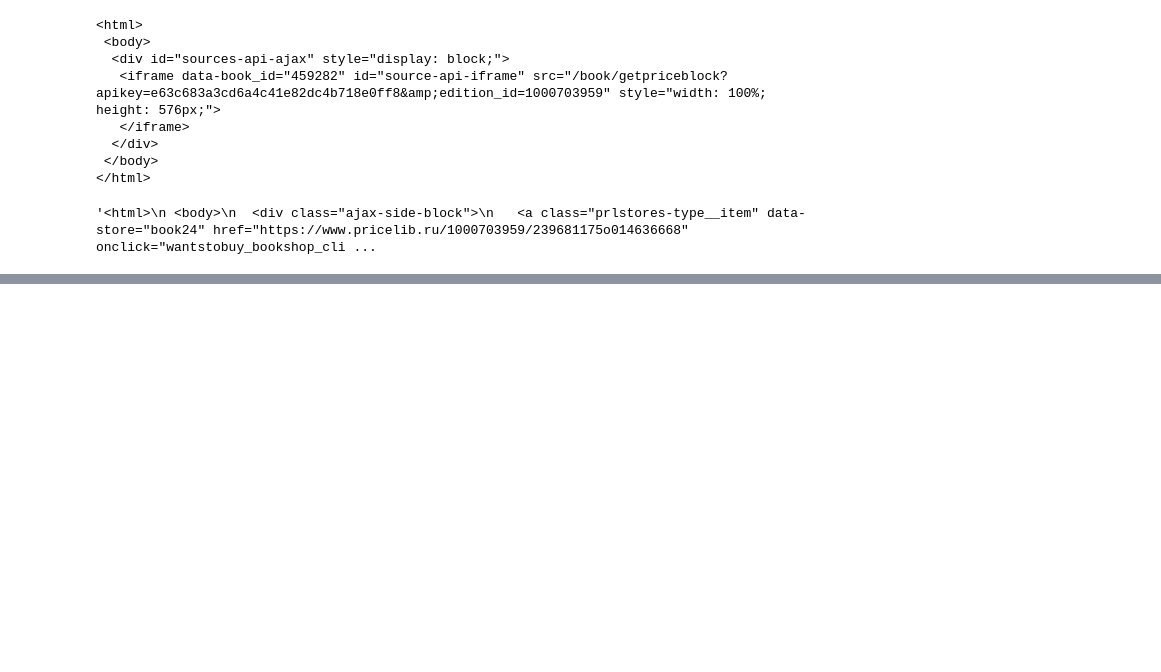
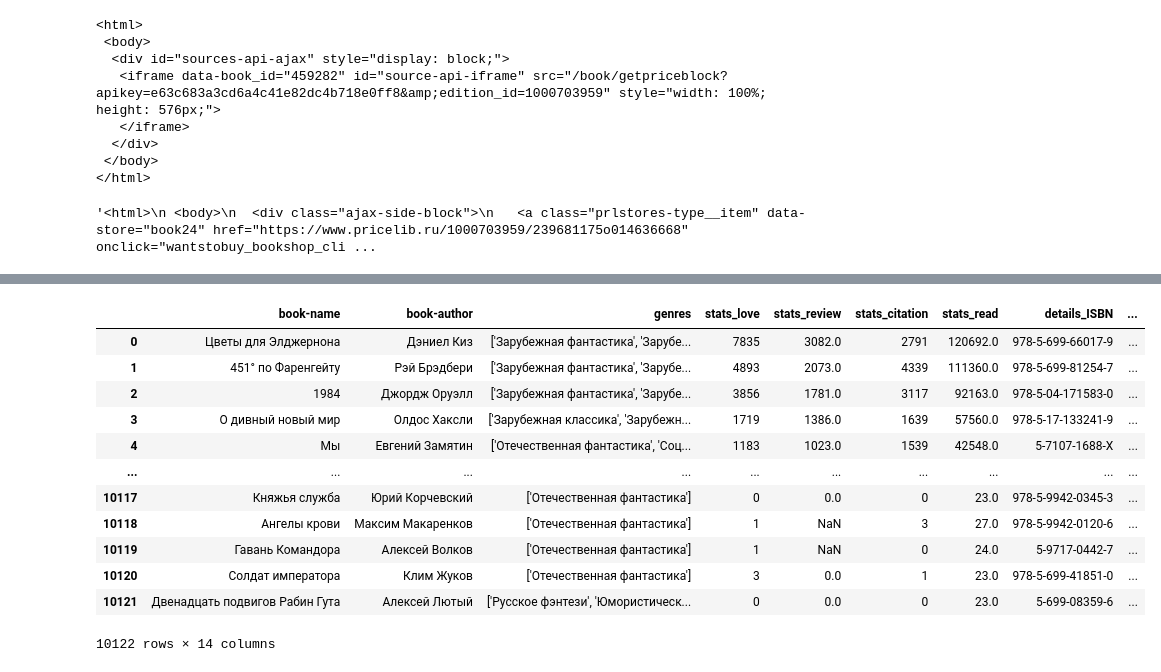
Before and after one commit to ansafronov/FantLitrature_Project, a Jupyter notebook: Data_collection.ipynb, the cells around one changed output, grey strips where cells are left out. Cells and saved outputs as stored; diff of their text form; code cells hidden in the pictures; blank space fills up the shorter version.

```diff
--- a/Data_collection.ipynb
+++ b/Data_collection.ipynb
@@ -203,5 +203,3 @@ book_df['details_Год издания'].hist(bins=110)
 [figure]
 # %%
 import
-# %%
-book_df['stats_read'] = pd.to_numeric(book_df['stats_read'])
@@ -222,0 +206,3 @@ Name: stats_read, dtype: float64
+# %%
+for col in ['stats_love','stats_review','stats_citation','stats_read']:
+    book_df[col] = pd.to_numeric(book_df[col])
@@ -299,0 +388,16 @@ x = [2, 3, 1, 5, 6, 4]
+# %%
+book_df
+# %% [output]
+|  | book-name | book-author | genres | stats_love | stats_review | stats_citation | stats_read | details_ISBN | ... |
+| 0 | Цветы для Элджернона | Дэниел Киз | ['Зарубежная фантастика', 'Зарубе... | 7835 | 3082.0 | 2791 | 120692.0 | 978-5-699-66017-9 | ... |
+| 1 | 451° по Фаренгейту | Рэй Брэдбери | ['Зарубежная фантастика', 'Зарубе... | 4893 | 2073.0 | 4339 | 111360.0 | 978-5-699-81254-7 | ... |
+| 2 | 1984 | Джордж Оруэлл | ['Зарубежная фантастика', 'Зарубе... | 3856 | 1781.0 | 3117 | 92163.0 | 978-5-04-171583-0 | ... |
+| 3 | О дивный новый мир | Олдос Хаксли | ['Зарубежная классика', 'Зарубежн... | 1719 | 1386.0 | 1639 | 57560.0 | 978-5-17-133241-9 | ... |
+| 4 | Мы | Евгений Замятин | ['Отечественная фантастика', 'Соц... | 1183 | 1023.0 | 1539 | 42548.0 | 5-7107-1688-X | ... |
+| ... | ... | ... | ... | ... | ... | ... | ... | ... | ... |
+| 10117 | Княжья служба | Юрий Корчевский | ['Отечественная фантастика'] | 0 | 0.0 | 0 | 23.0 | 978-5-9942-0345-3 | ... |
+| 10118 | Ангелы крови | Максим Макаренков | ['Отечественная фантастика'] | 1 | NaN | 3 | 27.0 | 978-5-9942-0120-6 | ... |
+| 10119 | Гавань Командора | Алексей Волков | ['Отечественная фантастика'] | 1 | NaN | 0 | 24.0 | 5-9717-0442-7 | ... |
+| 10120 | Солдат императора | Клим Жуков | ['Отечественная фантастика'] | 3 | 0.0 | 1 | 23.0 | 978-5-699-41851-0 | ... |
+| 10121 | Двенадцать подвигов Рабин Гута | Алексей Лютый | ['Русское фэнтези', 'Юмористическ... | 0 | 0.0 | 0 | 23.0 | 5-699-08359-6 | ... |
+10122 rows × 14 columns
```
Also changed, not shown: parts of 10 cells of this notebook, 8 other files.
